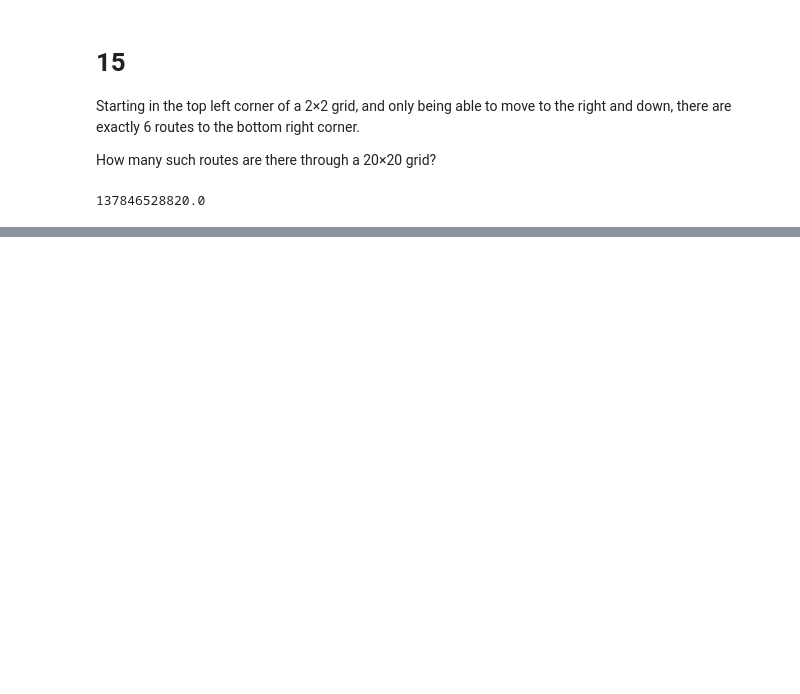
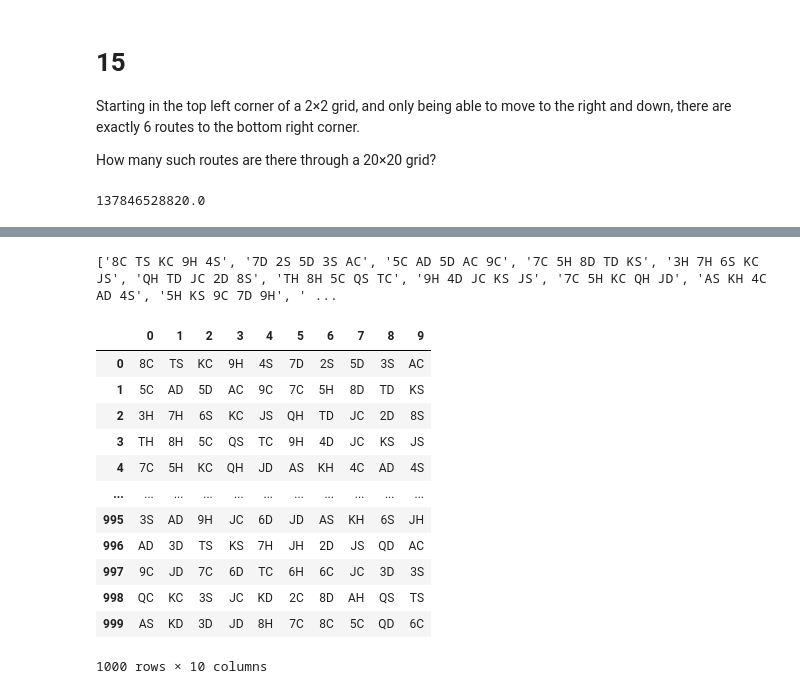
Before and after one commit to alice-gottlieb/project-euler, a Jupyter notebook: pe1-100.ipynb, the cells around one changed output, grey strips where cells are left out. Cells and saved outputs as stored; diff of their text form; code cells hidden in the pictures; blank space fills up the shorter version.

Commit message:
Start problem 54 (poker).

```diff
--- a/pe1-100.ipynb
+++ b/pe1-100.ipynb
@@ -438,0 +476,25 @@ lattice_paths(20)
+# %%
+with open("p54-poker.txt", "r") as f:
+    text = f.read()
+    f.close()
+# print(text)
+# print(re.findall(r"(\w{2}\s+){4}\w{2}", text))
+print(re.findall(r"(?:\w{2}\s+){4}\w{2}", text))
+# %% [output]
+['8C TS KC 9H 4S', '7D 2S 5D 3S AC', '5C AD 5D AC 9C', '7C 5H 8D TD KS', '3H 7H 6S KC JS', 'QH TD JC 2D 8S', 'TH 8H 5C QS TC', '9H 4D JC KS JS', '7C 5H KC QH JD', 'AS KH 4C AD 4S', '5H KS 9C 7D 9H', ' ...
+# %%
+display(pd.read_csv("p54-poker.txt", sep=" ", names=[0,1,2,3,4,5,6,7,8,9]))
+# %% [output]
+|  | 0 | 1 | 2 | 3 | 4 | 5 | 6 | 7 | 8 | 9 |
+| 0 | 8C | TS | KC | 9H | 4S | 7D | 2S | 5D | 3S | AC |
+| 1 | 5C | AD | 5D | AC | 9C | 7C | 5H | 8D | TD | KS |
+| 2 | 3H | 7H | 6S | KC | JS | QH | TD | JC | 2D | 8S |
+| 3 | TH | 8H | 5C | QS | TC | 9H | 4D | JC | KS | JS |
+| 4 | 7C | 5H | KC | QH | JD | AS | KH | 4C | AD | 4S |
+| ... | ... | ... | ... | ... | ... | ... | ... | ... | ... | ... |
+| 995 | 3S | AD | 9H | JC | 6D | JD | AS | KH | 6S | JH |
+| 996 | AD | 3D | TS | KS | 7H | JH | 2D | JS | QD | AC |
+| 997 | 9C | JD | 7C | 6D | TC | 6H | 6C | JC | 3D | 3S |
+| 998 | QC | KC | 3S | JC | KD | 2C | 8D | AH | QS | TS |
+| 999 | AS | KD | 3D | JD | 8H | 7C | 8C | 5C | QD | 6C |
+1000 rows × 10 columns
```
Also changed, not shown: parts of 5 cells of this notebook, 1 other file.
